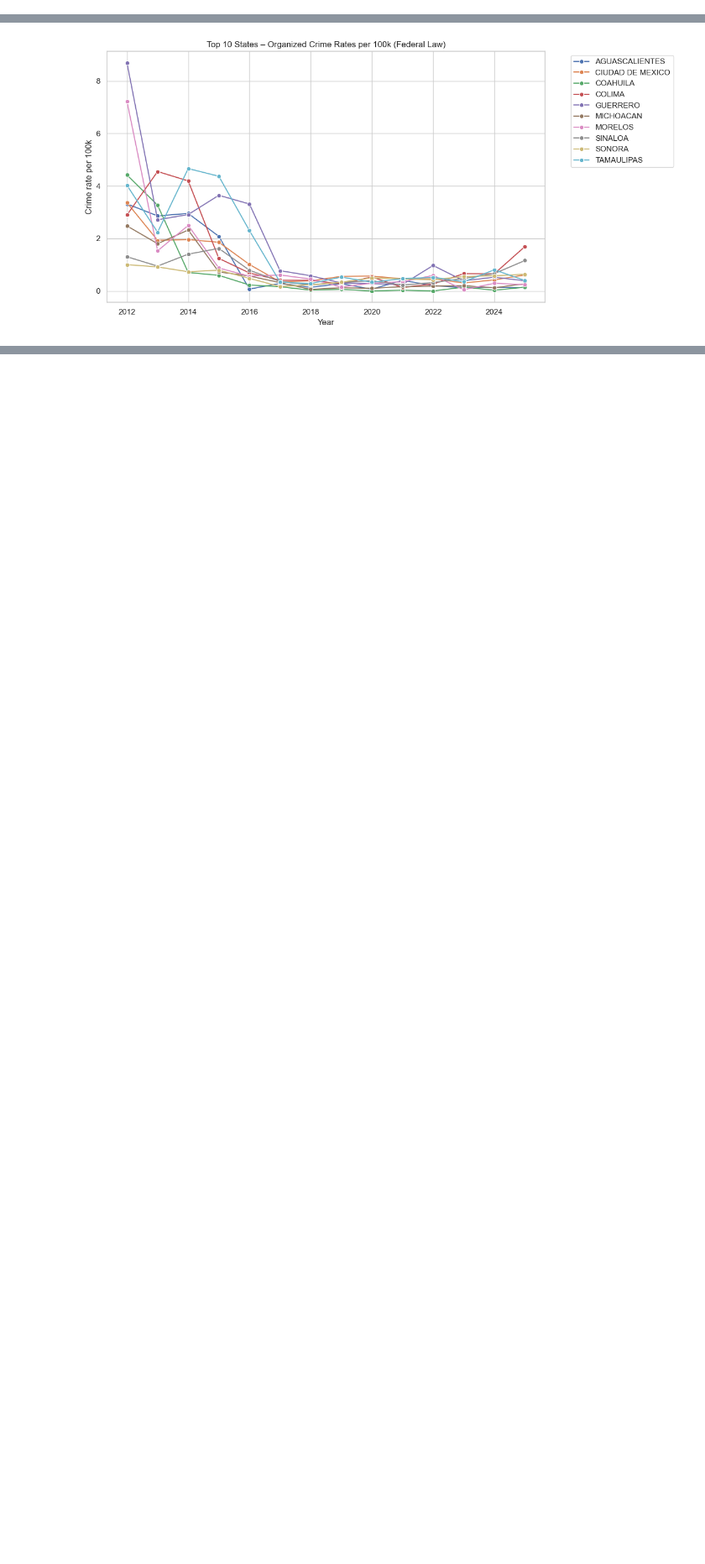
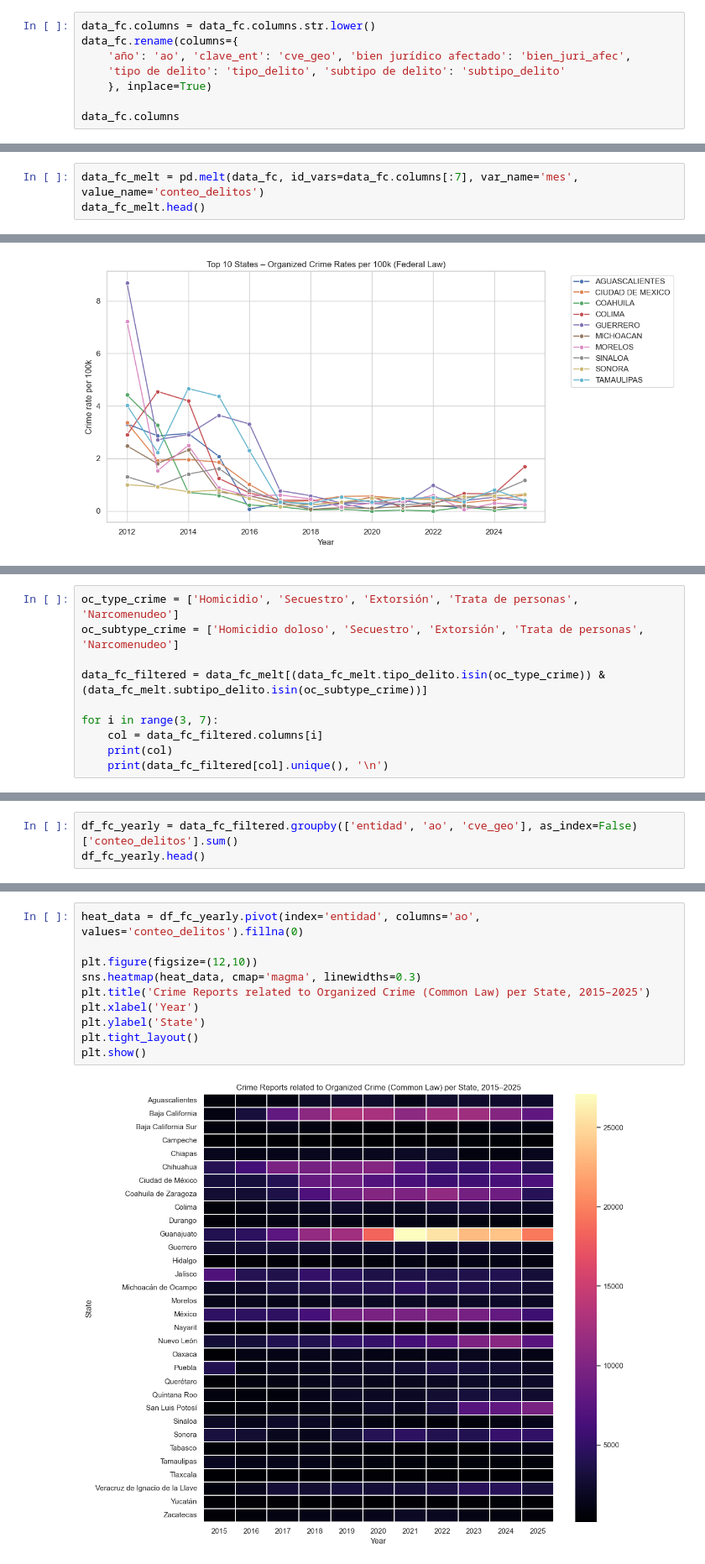
Before and after one commit to shani-alvarez/cgs-shadow-routes, a Jupyter notebook: notebooks/eda_crime_reports.ipynb, the cells around one changed output, grey strips where cells are left out. Shown at 84% size. Cells and saved outputs as stored; diff of their text form; blank space fills up the shorter version.

```diff
--- a/notebooks/eda_crime_reports.ipynb
+++ b/notebooks/eda_crime_reports.ipynb
@@ -109,0 +164,8 @@ data_ff_melt.head()
+# %%
+data_fc.columns = data_fc.columns.str.lower()
+data_fc.rename(columns={
+    'año': 'ao', 'clave_ent': 'cve_geo', 'bien jurídico afectado': 'bien_juri_afec',
+    'tipo de delito': 'tipo_delito', 'subtipo de delito': 'subtipo_delito'
+    }, inplace=True)
+
+data_fc.columns
@@ -109,0 +178,3 @@ data_ff_melt.head()
+# %%
+data_fc_melt = pd.melt(data_fc, id_vars=data_fc.columns[:7], var_name='mes', value_name='conteo_delitos')
+data_fc_melt.head()
@@ -311,0 +391,10 @@ fig.show()
+# %%
+oc_type_crime = ['Homicidio', 'Secuestro', 'Extorsión', 'Trata de personas', 'Narcomenudeo']
+oc_subtype_crime = ['Homicidio doloso', 'Secuestro', 'Extorsión', 'Trata de personas', 'Narcomenudeo']
+
+data_fc_filtered = data_fc_melt[(data_fc_melt.tipo_delito.isin(oc_type_crime)) & (data_fc_melt.subtipo_delito.isin(oc_subtype_crime))]
+
+for i in range(3, 7):
+    col = data_fc_filtered.columns[i]
+    print(col)
+    print(data_fc_filtered[col].unique(), '\n')
@@ -311,0 +427,3 @@ fig.show()
+# %%
+df_fc_yearly = data_fc_filtered.groupby(['entidad', 'ao', 'cve_geo'], as_index=False)['conteo_delitos'].sum()
+df_fc_yearly.head()
@@ -311,0 +448,12 @@ fig.show()
+# %%
+heat_data = df_fc_yearly.pivot(index='entidad', columns='ao', values='conteo_delitos').fillna(0)
+
+plt.figure(figsize=(12,10))
+sns.heatmap(heat_data, cmap='magma', linewidths=0.3)
+plt.title('Crime Reports related to Organized Crime (Common Law) per State, 2015–2025')
+plt.xlabel('Year')
+plt.ylabel('State')
+plt.tight_layout()
+plt.show()
+# %% [output]
+[figure, added]
```
Also changed, not shown: parts of 45 cells of this notebook.
